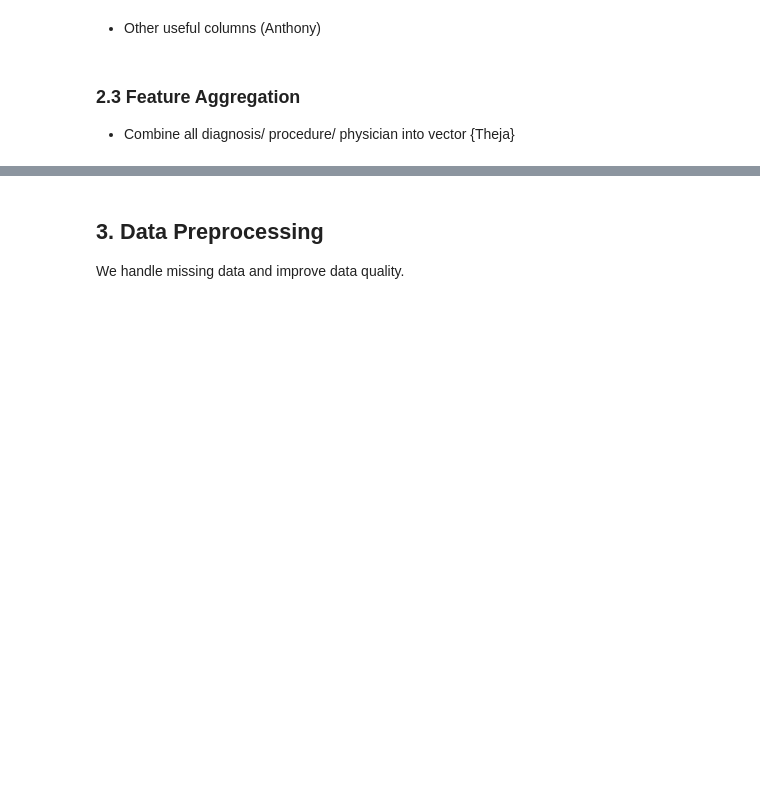
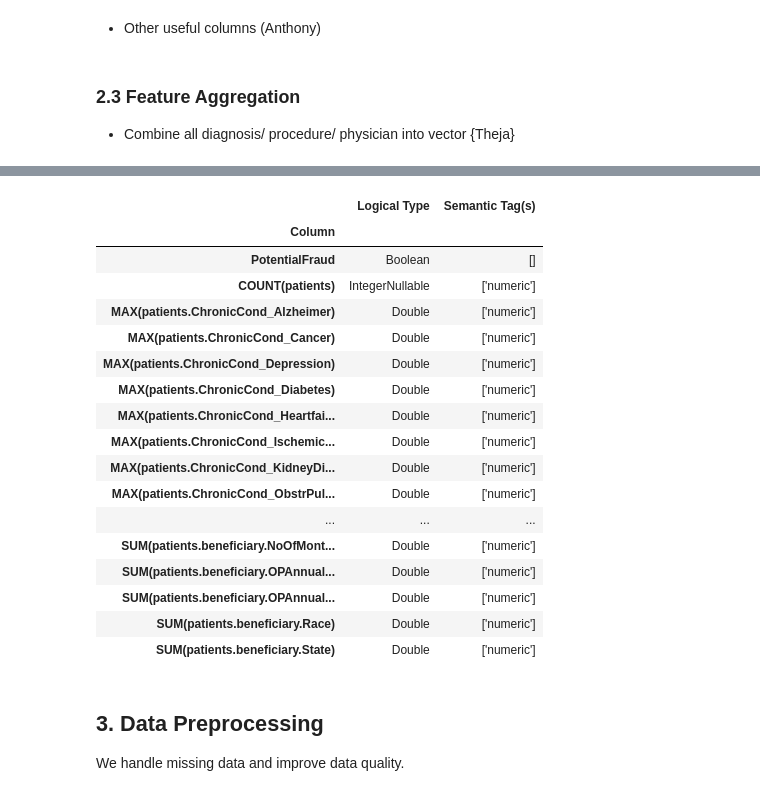
Before and after one commit to HiredOne/BT4012_G7, a Jupyter notebook: eda_fe cleaned.ipynb, the cells around one changed output, grey strips where cells are left out. Cells and saved outputs as stored; diff of their text form; code cells hidden in the pictures; blank space fills up the shorter version.

```diff
--- a/eda_fe cleaned.ipynb
+++ b/eda_fe cleaned.ipynb
@@ -124,3 +297,25 @@ patient_train['PotentialFraud'] = patient_train['PotentialFraud'].replace({'Yes'
+# %%
+# Next we take a look at the underlying schema
+feature_matrix_providers.ww.schema
+# %% [output]
+|  | Logical Type | Semantic Tag(s) |
+| Column |  |  |
+| PotentialFraud | Boolean | [] |
+| COUNT(patients) | IntegerNullable | ['numeric'] |
+| MAX(patients.ChronicCond_Alzheimer) | Double | ['numeric'] |
+| MAX(patients.ChronicCond_Cancer) | Double | ['numeric'] |
+| MAX(patients.ChronicCond_Depression) | Double | ['numeric'] |
+| MAX(patients.ChronicCond_Diabetes) | Double | ['numeric'] |
+| MAX(patients.ChronicCond_Heartfai... | Double | ['numeric'] |
+| MAX(patients.ChronicCond_Ischemic... | Double | ['numeric'] |
+| MAX(patients.ChronicCond_KidneyDi... | Double | ['numeric'] |
+| MAX(patients.ChronicCond_ObstrPul... | Double | ['numeric'] |
+| ... | ... | ... |
+| SUM(patients.beneficiary.NoOfMont... | Double | ['numeric'] |
+| SUM(patients.beneficiary.OPAnnual... | Double | ['numeric'] |
+| SUM(patients.beneficiary.OPAnnual... | Double | ['numeric'] |
+| SUM(patients.beneficiary.Race) | Double | ['numeric'] |
+| SUM(patients.beneficiary.State) | Double | ['numeric'] |
 # %% [markdown]
 ## 3. Data Preprocessing
 
```
Also changed, not shown: parts of 10 cells of this notebook.
